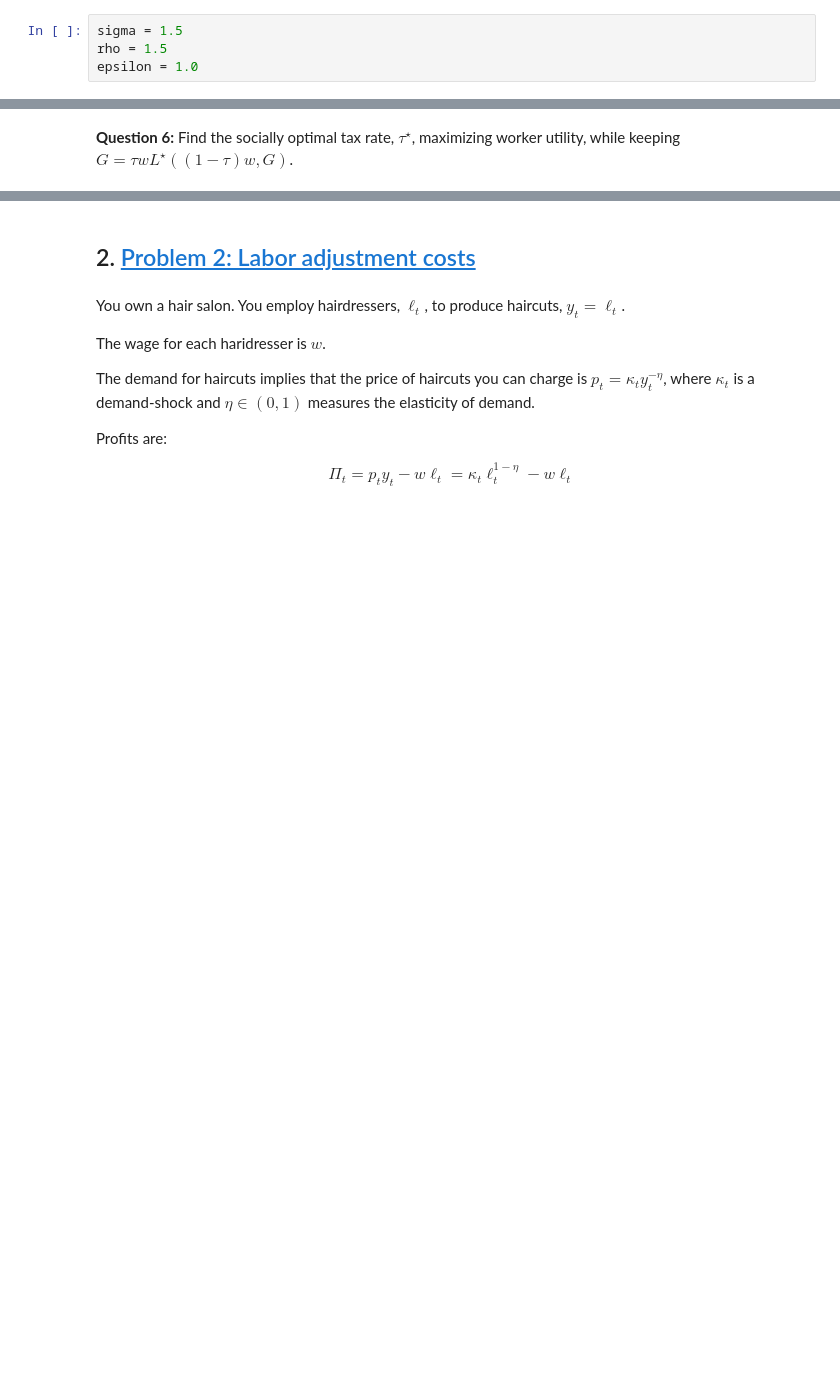
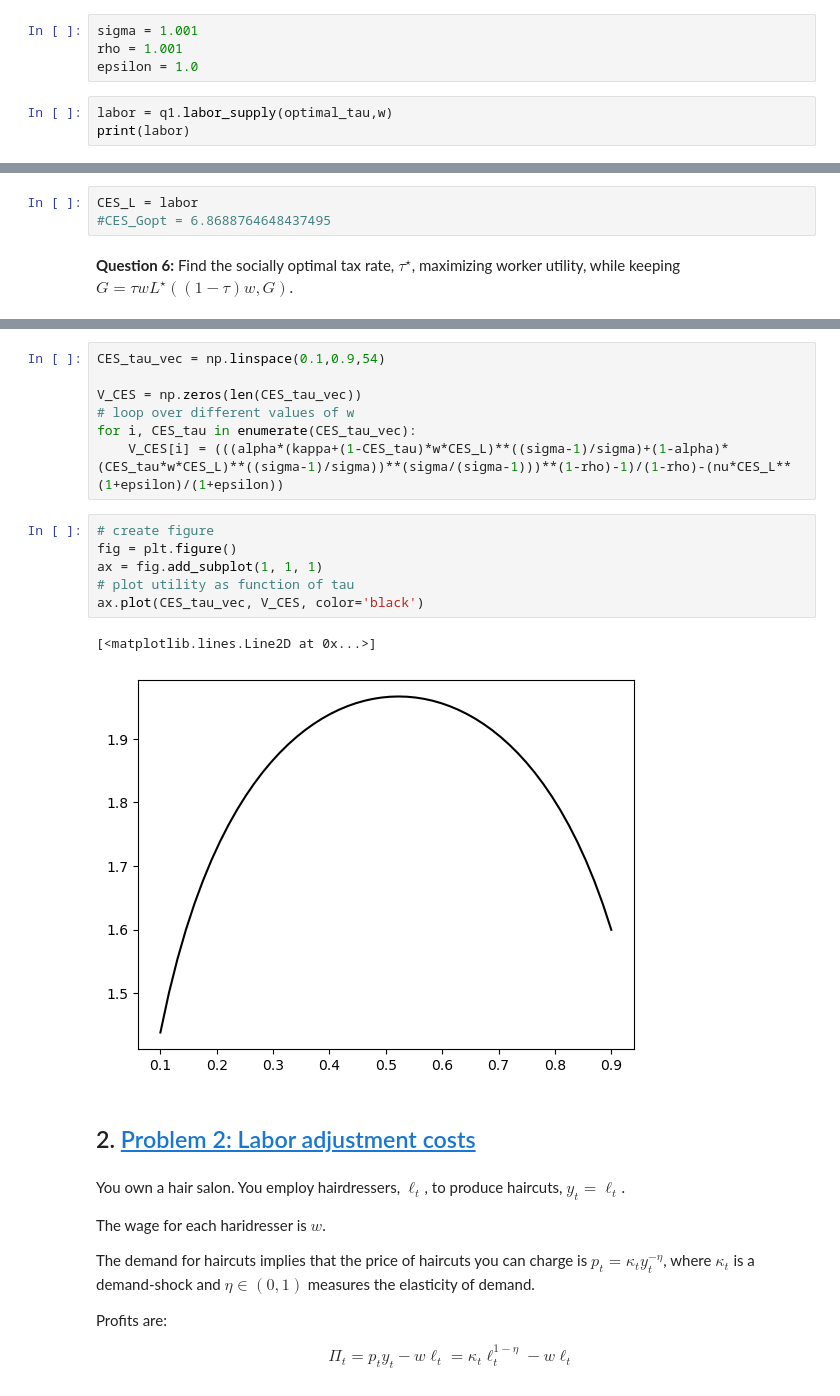
Before and after one commit to NumEconCopenhagen/projects-2023-helene-and-cecilie-class-3, a Jupyter notebook: exam/Exam-2023-notebook.ipynb, the cells around one changed output, grey strips where cells are left out. Cells and saved outputs as stored; diff of their text form; blank space fills up the shorter version.

```diff
--- a/exam/Exam-2023-notebook.ipynb
+++ b/exam/Exam-2023-notebook.ipynb
@@ -265,6 +265,9 @@ Questions 5 and 6 must be answered with the general formulation, and for 2 diffe
 
 *Hint: First write code that solves the worker problem for given values of $G$ and $\tau$. Then find the correct G based on this.*
 # %%
-sigma = 1.5
-rho = 1.5
+sigma = 1.001
+rho = 1.001
 epsilon = 1.0
+# %%
+labor = q1.labor_supply(optimal_tau,w)
+print(labor)
@@ -283,2 +286,5 @@ TypeError: CES_utility() missing 1 required positional argument: 'G'
+# %%
+CES_L = labor
+#CES_Gopt = 6.8688764648437495
 # %% [markdown]
 **Question 6:** Find the socially optimal tax rate, $\tau^{\star}$, maximizing worker utility, while keeping $G = \tau w L^{\star}((1-\tau)w,G)$.
@@ -287,3 +300,19 @@ TypeError: CES_utility() missing 1 required positional argument: 'G'
+# %%
+CES_tau_vec = np.linspace(0.1,0.9,54)
+
+V_CES = np.zeros(len(CES_tau_vec))
+# loop over different values of w
+for i, CES_tau in enumerate(CES_tau_vec):
+    V_CES[i] = (((alpha*(kappa+(1-CES_tau)*w*CES_L)**((sigma-1)/sigma)+(1-alpha)*(CES_tau*w*CES_L)**((sigma-1)/sigma))**(sigma/(sigma-1)))**(1-rho)-1)/(1-rho)-(nu*CES_L**(1+epsilon)/(1+epsilon))
+# %%
+# create figure
+fig = plt.figure()
+ax = fig.add_subplot(1, 1, 1)
+# plot utility as function of tau
+ax.plot(CES_tau_vec, V_CES, color='black')
+# %% [output]
+[<matplotlib.lines.Line2D at 0x...>]
+[figure, added]
 # %% [markdown]
 ## 2. <a id='toc2_'></a>[Problem 2: Labor adjustment costs](#toc0_)
 # %% [markdown]
```
Also changed, not shown: parts of 17 cells of this notebook, 1 other file.
